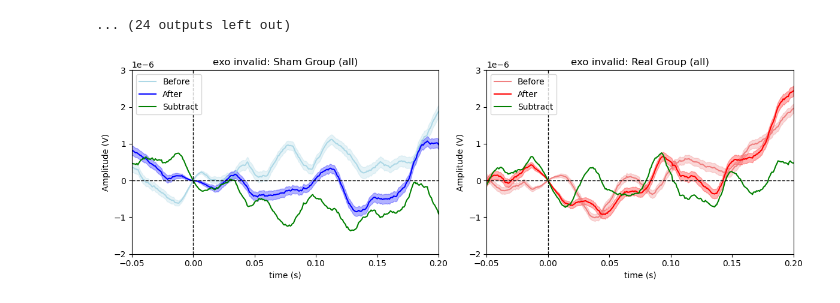
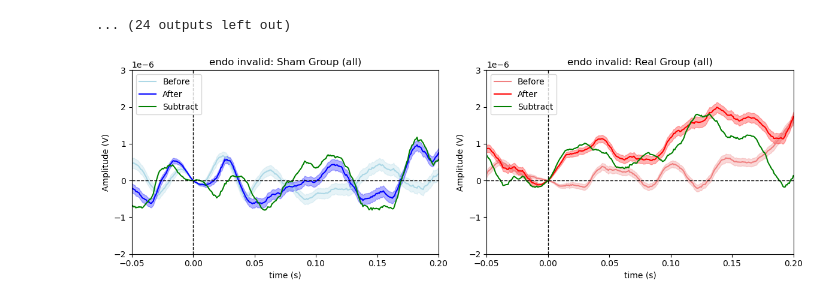
Before and after one commit to Shawnzty/tACS-Attention, a Jupyter notebook: processing/eeg_analysis/EP_bygroup.ipynb, the cells around one changed output. Cells and saved outputs as stored; diff of their text form; code cells hidden in the pictures.

```diff
--- a/processing/eeg_analysis/EP_bygroup.ipynb
+++ b/processing/eeg_analysis/EP_bygroup.ipynb
@@ -27,7 +27,7 @@ imp.reload(fb)
 # %% [output]
 <module 'behavior.func4behav' from 'c:\\Users\\Tianyi Zheng\\OneDrive - neuron.t.u-tokyo.ac.jp\\Documents\\zheng\\mywork\\attention_tES\\tes-attention\\processing\\behavior\\func4behav.py'>
 # %%
-case = 'exo invalid'
+case = 'endo invalid'
 watch = '11 stim'
 tmin = -0.05
 tmax = 0.2
@@ -249,11 +249,11 @@ def combine_channels(data, channels):
     return combined_data
 
 
-def process_data(data):
+def process_data(data, lower_k, upper_k):
     means = []
     std_errors = []
     for i in range(data.shape[1]):
-        cleaned_column = fe.rm_outlier(data[:, i], lower_k=1.5, upper_k=1.5)
+        cleaned_column = fe.rm_outlier(data[:, i], lower_k, upper_k)
         mean = np.mean(cleaned_column)
         std_err = np.std(cleaned_column) / np.sqrt(len(cleaned_column))
         means.append(mean)
@@ -262,41 +262,41 @@ def process_data(data):
 
 
 # Process and plot data
-def plot_data(ax, data_before, data_after, title, colors):
-    mean_before, std_err_before = process_data(data_before)
-    mean_after, std_err_after = process_data(data_after)
+def plot_data(ax, data_before, data_after, title, colors, before_low_k=1.5, before_high_k=1.5, after_low_k=1.5, after_high_k=1.5):
+    mean_before, std_err_before = process_data(data_before, before_low_k, after_high_k)
+    mean_after, std_err_after = process_data(data_after, after_low_k, after_high_k)
 
     ax.plot(time, mean_before, color=colors[0], label="Before")
     ax.fill_between(time, mean_before-std_err_before, mean_before+std_err_before, color=colors[0], alpha=0.3)
 
     ax.plot(time, mean_after, color=colors[1], label="After")
     ax.fill_between(time, mean_after-std_err_after, mean_after+std_err_after, color=colors[1], alpha=0.3)
 
     ax.plot(time, mean_after-mean_before, color="green", label="Subtract")
 
     ax.axvline(0, color='black', linestyle='--', linewidth=1)
     ax.axhline(0, color='black', linestyle='--', linewidth=1)
     ax.set_title(title + " (" + region + ")")
     ax.legend(loc="upper left")
     ax.set_xlim([tmin, tmax])
     ax.set_ylim([-2*1e-6, 3*1e-6])
 
     ax.set_xlabel('time (s)')
     ax.set_ylabel('Amplitude (V)')
 
 
 combined_sham_before = combine_channels(sham_before, pick_channels)
 combined_sham_after = combine_channels(sham_after, pick_channels)
 combined_real_before = combine_channels(real_before, pick_channels)
 combined_real_after = combine_channels(real_after, pick_channels)
 
 fig, axes = plt.subplots(1, 2, figsize=(12, 4))
 
 # Plot
-plot_data(axes[0], combined_sham_before, combined_sham_after, case+ ': Sham Group', colors[:2])
-plot_data(axes[1], combined_real_before, combined_real_after, case+ ': Real Group', colors[2:])
+plot_data(axes[0], combined_sham_before, combined_sham_after, case+ ': Sham Group', colors[:2], before_low_k=1.5, before_high_k=1.5, after_low_k=1.5, after_high_k=1.5)
+plot_data(axes[1], combined_real_before, combined_real_after, case+ ': Real Group', colors[2:], before_low_k=1.5, before_high_k=1.5, after_low_k=1.5, after_high_k=1.5)
 
 plt.tight_layout()
 plt.show()
 # %% [output]
-[figure, old version]
+[figure, new version]
```
Also changed, not shown: 1 other file.
